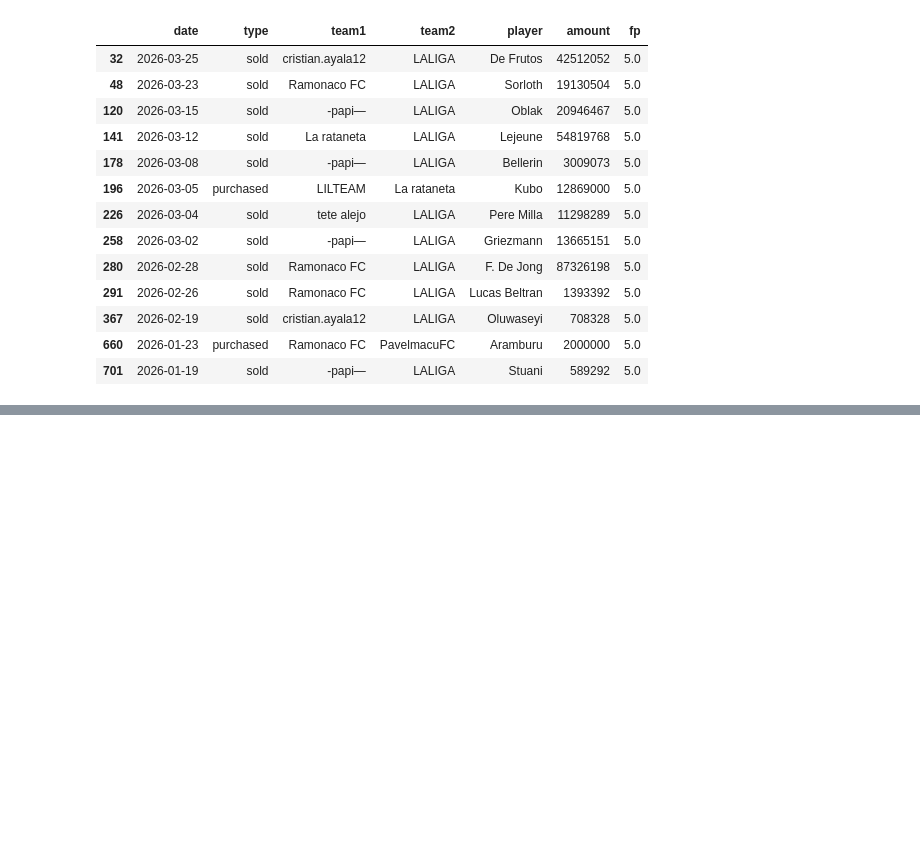
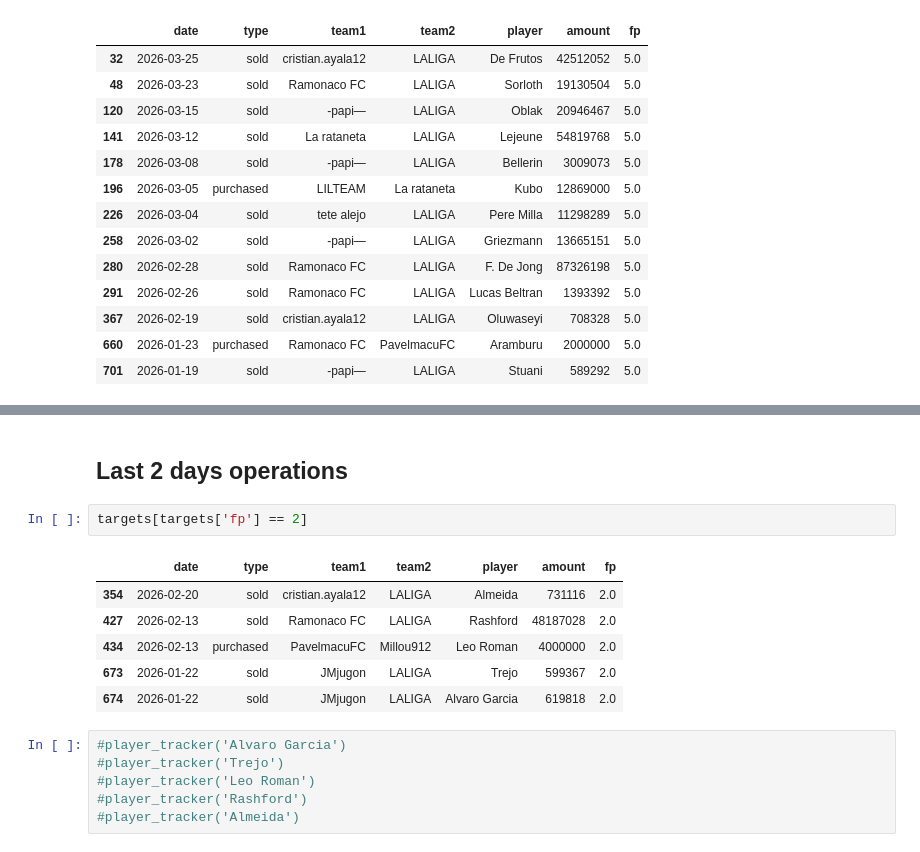
Before and after one commit to josepsanz/tebasstorm, a Jupyter notebook: nb/tebas_report.ipynb, the cells around one changed output, grey strips where cells are left out. Cells and saved outputs as stored; diff of their text form; blank space fills up the shorter version.

```diff
--- a/nb/tebas_report.ipynb
+++ b/nb/tebas_report.ipynb
@@ -469,0 +624,17 @@ display(player)
+# %% [markdown]
+## Last 2 days operations
+# %%
+targets[targets['fp'] == 2]
+# %% [output]
+|  | date | type | team1 | team2 | player | amount | fp |
+| 354 | 2026-02-20 | sold | cristian.ayala12 | LALIGA | Almeida | 731116 | 2.0 |
+| 427 | 2026-02-13 | sold | Ramonaco FC | LALIGA | Rashford | 48187028 | 2.0 |
+| 434 | 2026-02-13 | purchased | PavelmacuFC | Millou912 | Leo Roman | 4000000 | 2.0 |
+| 673 | 2026-01-22 | sold | JMjugon | LALIGA | Trejo | 599367 | 2.0 |
+| 674 | 2026-01-22 | sold | JMjugon | LALIGA | Alvaro Garcia | 619818 | 2.0 |
+# %%
+#player_tracker('Alvaro Garcia')
+#player_tracker('Trejo')
+#player_tracker('Leo Roman')
+#player_tracker('Rashford')
+#player_tracker('Almeida')
```
Also changed, not shown: parts of 25 cells of this notebook.
